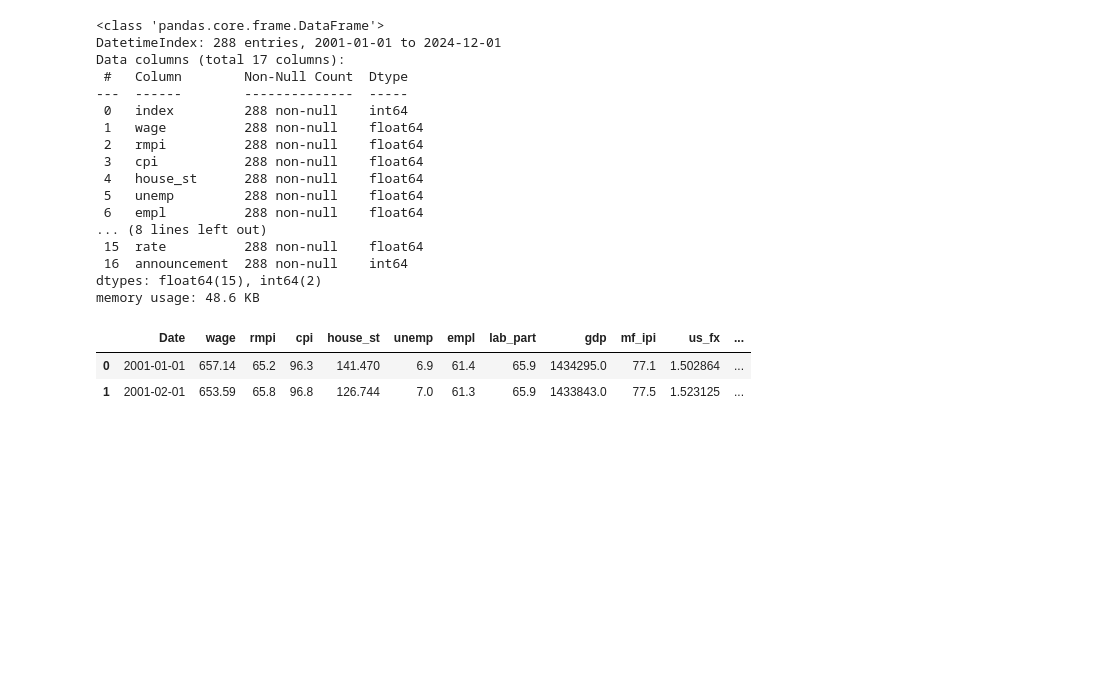
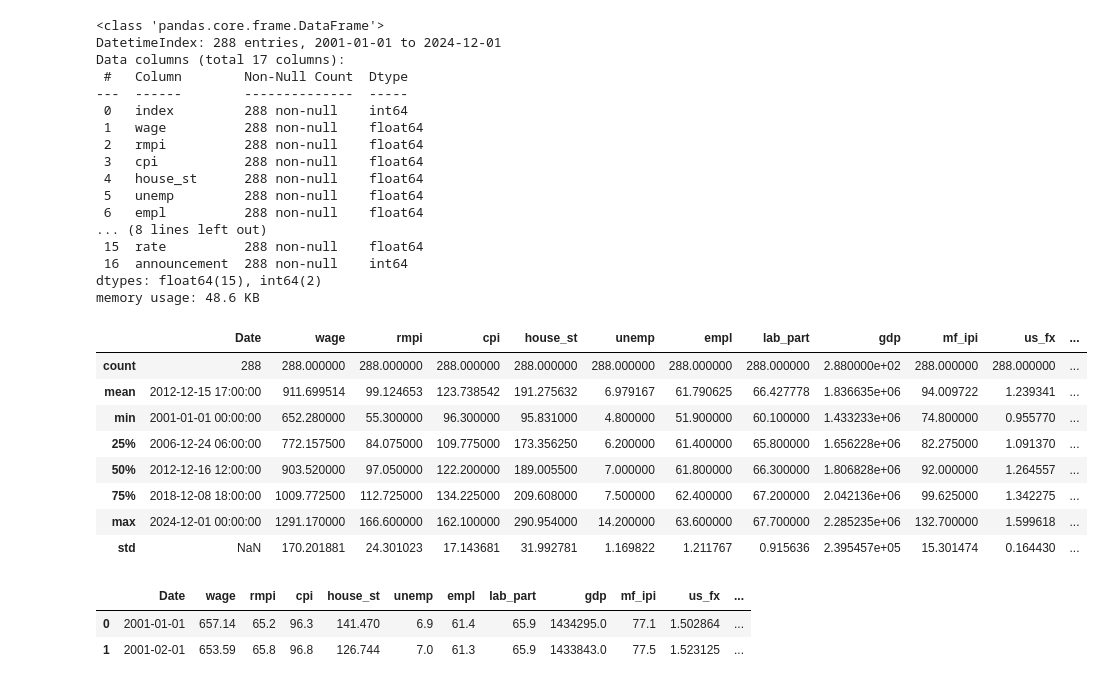
Before and after one commit to FleaBusyBeeBergs/dtsa5511-final-project, a Jupyter notebook: dtsa5511_final_project.ipynb, the cells around one changed output. Saved outputs shown, nothing was run; the diff lists cells and outputs as text; code cells hidden in the pictures; blank space fills up the shorter version.

```diff
--- a/dtsa5511_final_project.ipynb
+++ b/dtsa5511_final_project.ipynb
@@ -620,6 +620,18 @@ Data columns (total 17 columns):
  16  announcement  288 non-null    int64
 dtypes: float64(15), int64(2)
 memory usage: 48.6 KB
+# %%
+data.describe()
+# %% [output]
+|  | Date | wage | rmpi | cpi | house_st | unemp | empl | lab_part | gdp | mf_ipi | us_fx | ... |
+| count | 288 | 288.000000 | 288.000000 | 288.000000 | 288.000000 | 288.000000 | 288.000000 | 288.000000 | 2.880000e+02 | 288.000000 | 288.000000 | ... |
+| mean | 2012-12-15 17:00:00 | 911.699514 | 99.124653 | 123.738542 | 191.275632 | 6.979167 | 61.790625 | 66.427778 | 1.836635e+06 | 94.009722 | 1.239341 | ... |
+| min | 2001-01-01 00:00:00 | 652.280000 | 55.300000 | 96.300000 | 95.831000 | 4.800000 | 51.900000 | 60.100000 | 1.433233e+06 | 74.800000 | 0.955770 | ... |
+| 25% | 2006-12-24 06:00:00 | 772.157500 | 84.075000 | 109.775000 | 173.356250 | 6.200000 | 61.400000 | 65.800000 | 1.656228e+06 | 82.275000 | 1.091370 | ... |
+| 50% | 2012-12-16 12:00:00 | 903.520000 | 97.050000 | 122.200000 | 189.005500 | 7.000000 | 61.800000 | 66.300000 | 1.806828e+06 | 92.000000 | 1.264557 | ... |
+| 75% | 2018-12-08 18:00:00 | 1009.772500 | 112.725000 | 134.225000 | 209.608000 | 7.500000 | 62.400000 | 67.200000 | 2.042136e+06 | 99.625000 | 1.342275 | ... |
+| max | 2024-12-01 00:00:00 | 1291.170000 | 166.600000 | 162.100000 | 290.954000 | 14.200000 | 63.600000 | 67.700000 | 2.285235e+06 | 132.700000 | 1.599618 | ... |
+| std | NaN | 170.201881 | 24.301023 | 17.143681 | 31.992781 | 1.169822 | 1.211767 | 0.915636 | 2.395457e+05 | 15.301474 | 0.164430 | ... |
 # %%
 data.reset_index(inplace=True)
 # %%
```
Also changed, not shown: parts of 9 cells of this notebook.
